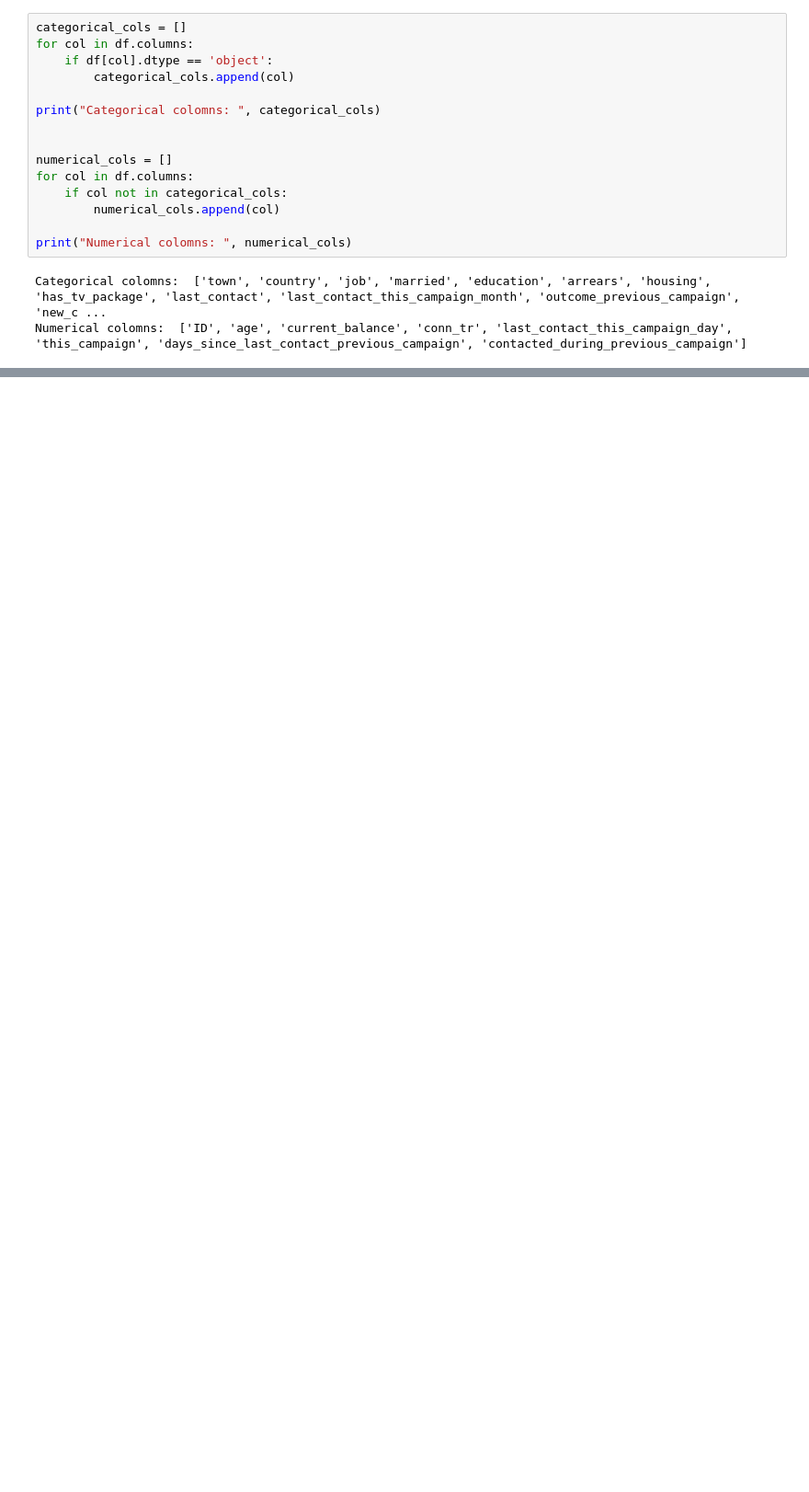
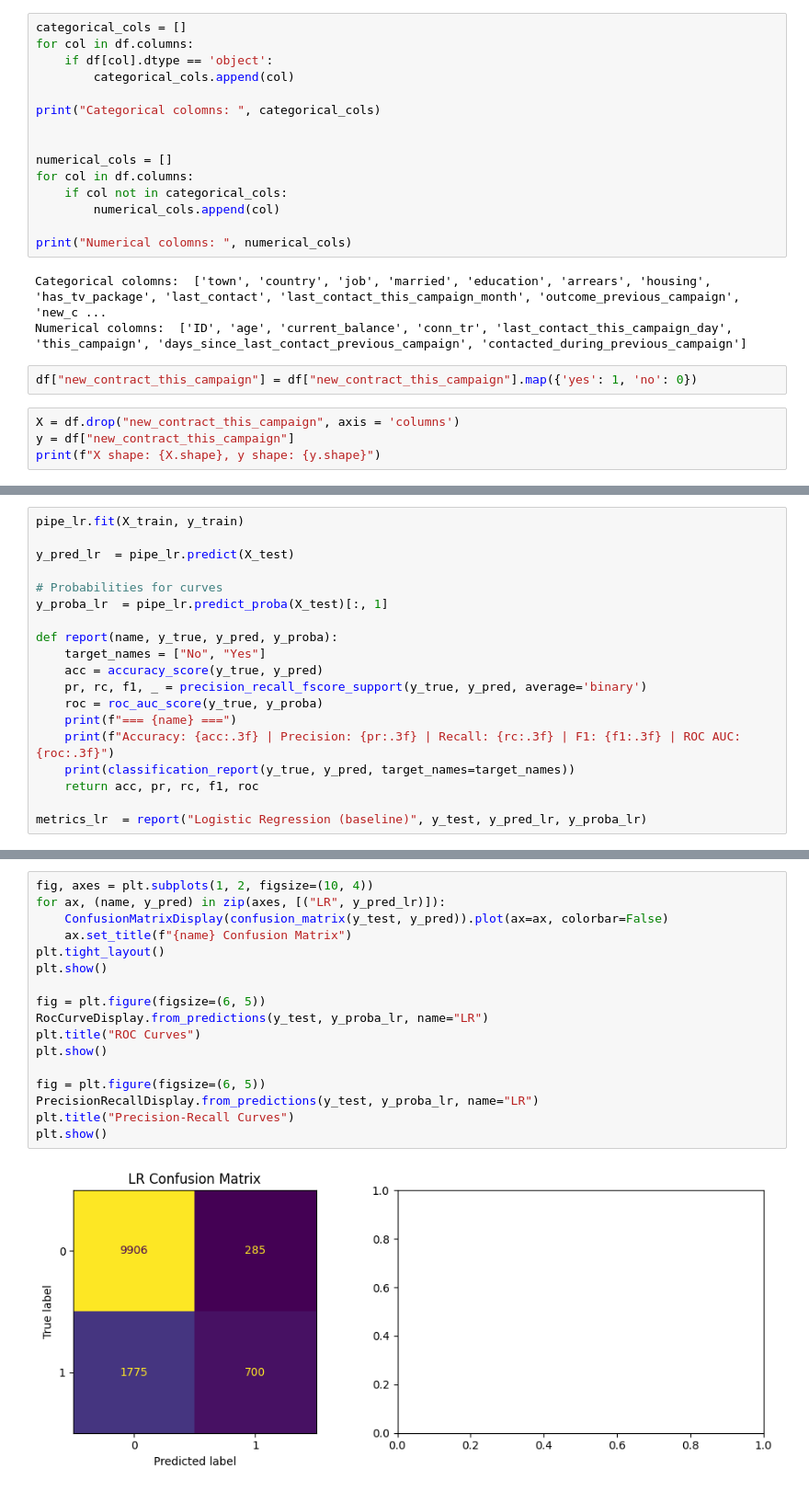
Before and after one commit to Sharmi0809/Customer-Targeting, a Jupyter notebook: Customer_targetting.ipynb, the cells around one changed output, grey strips where cells are left out. Shown at 92% size. Cells and saved outputs as stored; diff of their text form; blank space fills up the shorter version.

Commit message:
Logistic Regression Model

```diff
--- a/Customer_targetting.ipynb
+++ b/Customer_targetting.ipynb
@@ -93,3 +104,9 @@ print("Numerical colomns: ", numerical_cols)
 # %% [output]
 Categorical colomns:  ['town', 'country', 'job', 'married', 'education', 'arrears', 'housing', 'has_tv_package', 'last_contact', 'last_contact_this_campaign_month', 'outcome_previous_campaign', 'new_c ...
 Numerical colomns:  ['ID', 'age', 'current_balance', 'conn_tr', 'last_contact_this_campaign_day', 'this_campaign', 'days_since_last_contact_previous_campaign', 'contacted_during_previous_campaign']
+# %%
+df["new_contract_this_campaign"] = df["new_contract_this_campaign"].map({'yes': 1, 'no': 0})
+# %%
+X = df.drop("new_contract_this_campaign", axis = 'columns')
+y = df["new_contract_this_campaign"]
+print(f"X shape: {X.shape}, y shape: {y.shape}")
@@ -95,0 +174,19 @@ Numerical colomns:  ['ID', 'age', 'current_balance', 'conn_tr', 'last_contact_th
+# %%
+pipe_lr.fit(X_train, y_train)
+
+y_pred_lr  = pipe_lr.predict(X_test)
+
+# Probabilities for curves
+y_proba_lr  = pipe_lr.predict_proba(X_test)[:, 1]
+
+def report(name, y_true, y_pred, y_proba):
+    target_names = ["No", "Yes"]
+    acc = accuracy_score(y_true, y_pred)
+    pr, rc, f1, _ = precision_recall_fscore_support(y_true, y_pred, average='binary')
+    roc = roc_auc_score(y_true, y_proba)
+    print(f"=== {name} ===")
+    print(f"Accuracy: {acc:.3f} | Precision: {pr:.3f} | Recall: {rc:.3f} | F1: {f1:.3f} | ROC AUC: {roc:.3f}")
+    print(classification_report(y_true, y_pred, target_names=target_names))
+    return acc, pr, rc, f1, roc
+
+metrics_lr  = report("Logistic Regression (baseline)", y_test, y_pred_lr, y_proba_lr)
@@ -95,0 +204,19 @@ Numerical colomns:  ['ID', 'age', 'current_balance', 'conn_tr', 'last_contact_th
+# %%
+fig, axes = plt.subplots(1, 2, figsize=(10, 4))
+for ax, (name, y_pred) in zip(axes, [("LR", y_pred_lr)]):
+    ConfusionMatrixDisplay(confusion_matrix(y_test, y_pred)).plot(ax=ax, colorbar=False)
+    ax.set_title(f"{name} Confusion Matrix")
+plt.tight_layout()
+plt.show()
+
+fig = plt.figure(figsize=(6, 5))
+RocCurveDisplay.from_predictions(y_test, y_proba_lr, name="LR")
+plt.title("ROC Curves")
+plt.show()
+
+fig = plt.figure(figsize=(6, 5))
+PrecisionRecallDisplay.from_predictions(y_test, y_proba_lr, name="LR")
+plt.title("Precision-Recall Curves")
+plt.show()
+# %% [output]
+[figure, added]
```
Also changed, not shown: parts of 8 cells of this notebook.
